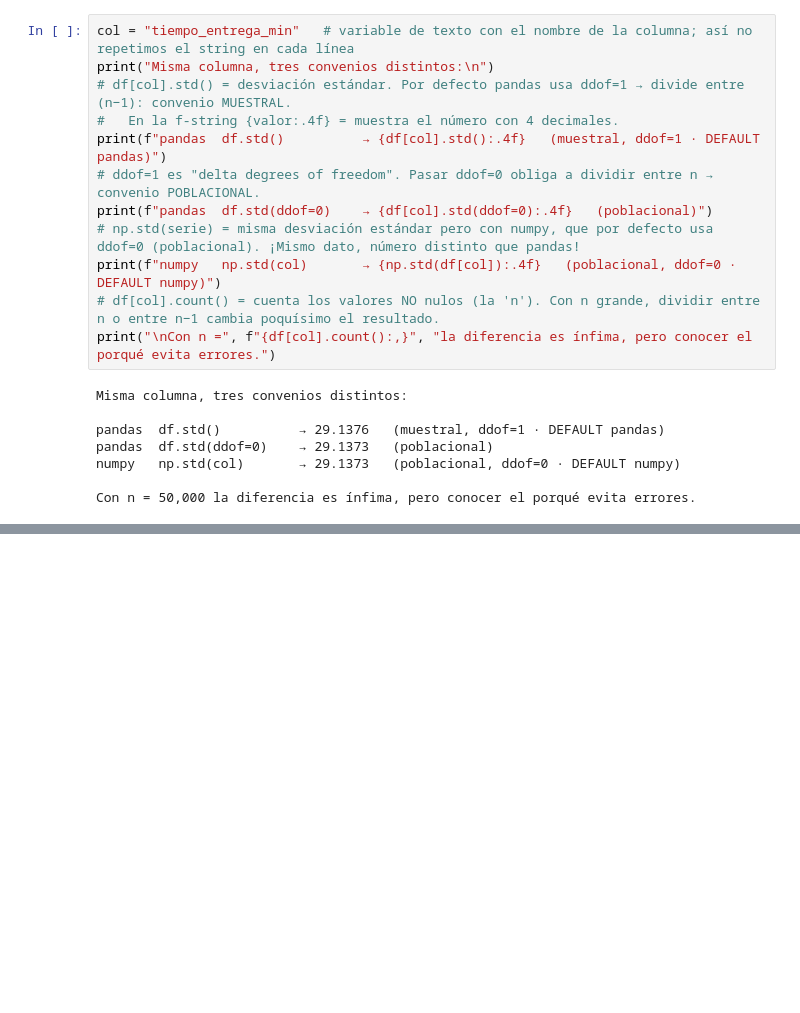
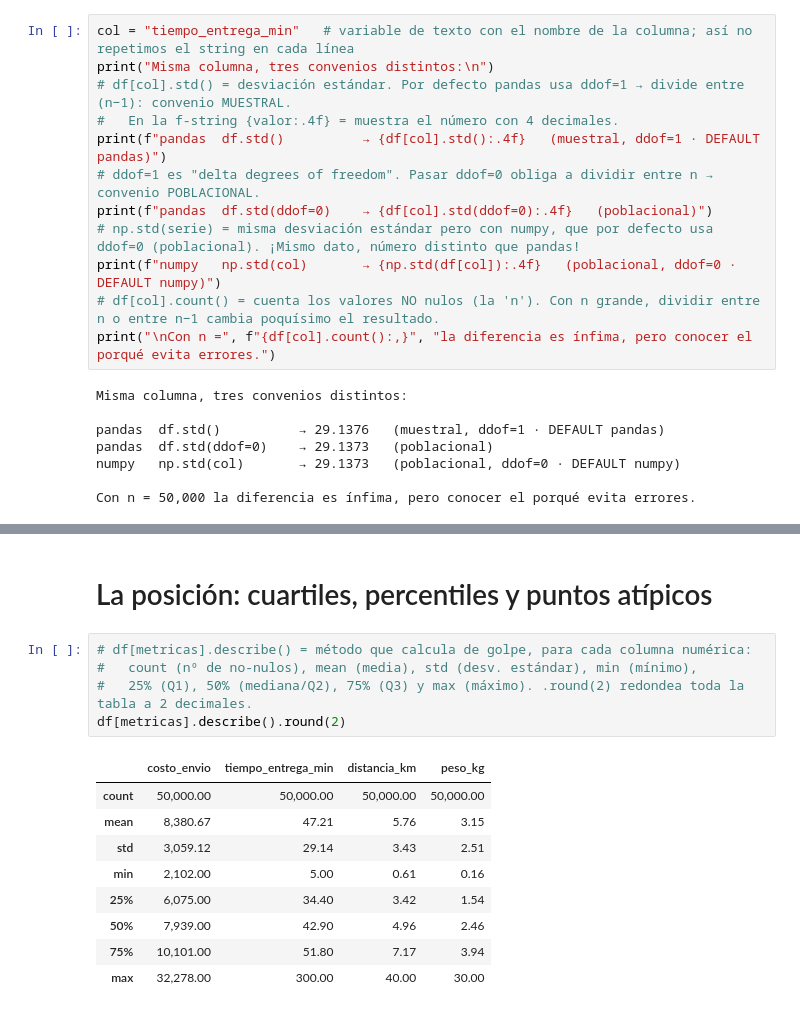
Before and after one commit to MiguelAngelRamos/ejercicio4-analis-datos, a Jupyter notebook: analisis_turboenvios.ipynb, the cells around one changed output, grey strips where cells are left out. Saved outputs shown, nothing was run; the diff lists cells and outputs as text; blank space fills up the shorter version.

```diff
--- a/analisis_turboenvios.ipynb
+++ b/analisis_turboenvios.ipynb
@@ -237,0 +305,17 @@ Con n = 50,000 la diferencia es ínfima, pero conocer el porqué evita errores.
+# %% [markdown]
+# La posición: cuartiles, percentiles y puntos atípicos
+# %%
+# df[metricas].describe() = método que calcula de golpe, para cada columna numérica:
+#   count (nº de no-nulos), mean (media), std (desv. estándar), min (mínimo),
+#   25% (Q1), 50% (mediana/Q2), 75% (Q3) y max (máximo). .round(2) redondea toda la tabla a 2 decimales.
+df[metricas].describe().round(2)
+# %% [output]
+|  | costo_envio | tiempo_entrega_min | distancia_km | peso_kg |
+| count | 50,000.00 | 50,000.00 | 50,000.00 | 50,000.00 |
+| mean | 8,380.67 | 47.21 | 5.76 | 3.15 |
+| std | 3,059.12 | 29.14 | 3.43 | 2.51 |
+| min | 2,102.00 | 5.00 | 0.61 | 0.16 |
+| 25% | 6,075.00 | 34.40 | 3.42 | 1.54 |
+| 50% | 7,939.00 | 42.90 | 4.96 | 2.46 |
+| 75% | 10,101.00 | 51.80 | 7.17 | 3.94 |
+| max | 32,278.00 | 300.00 | 40.00 | 30.00 |
```
Also changed, not shown: parts of 4 cells of this notebook.
